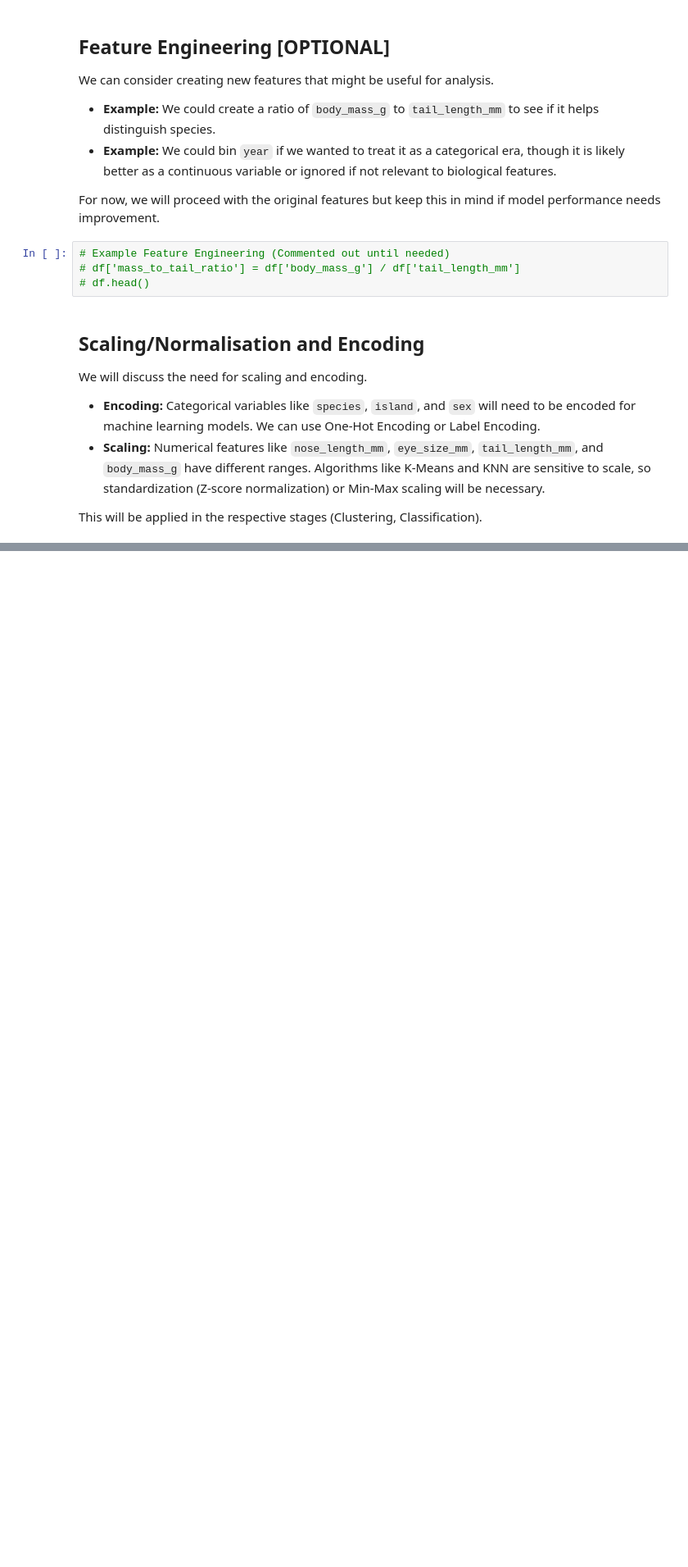
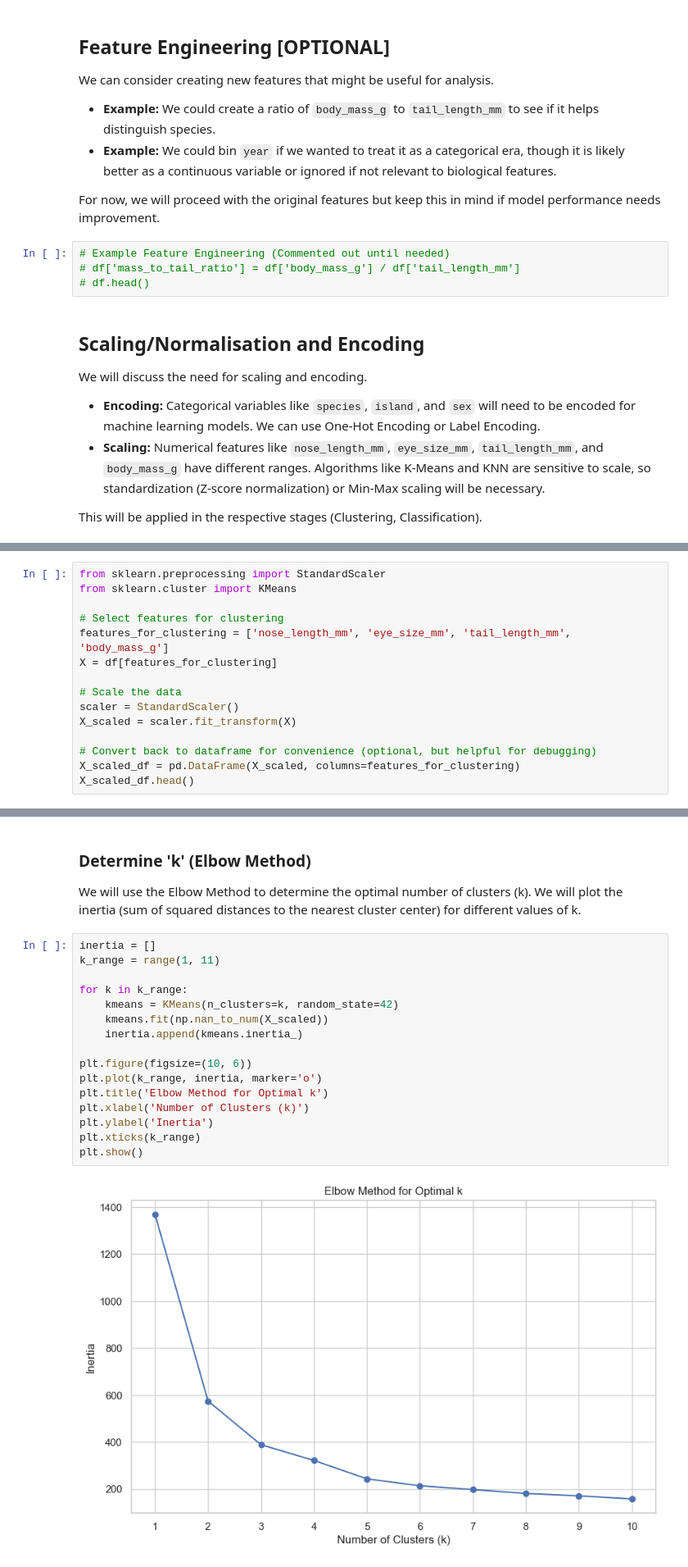
Before and after one commit to AhmedIkram05/Scottish-Haggis-Data-Mining, a Jupyter notebook: haggis_analysis.ipynb, the cells around one changed output, grey strips where cells are left out. Shown at 82% size. Saved outputs shown, nothing was run; the diff lists cells and outputs as text; blank space fills up the shorter version.

```diff
--- a/haggis_analysis.ipynb
+++ b/haggis_analysis.ipynb
@@ -167,0 +174,15 @@ This will be applied in the respective stages (Clustering, Classification).
+# %%
+from sklearn.preprocessing import StandardScaler
+from sklearn.cluster import KMeans
+
+# Select features for clustering
+features_for_clustering = ['nose_length_mm', 'eye_size_mm', 'tail_length_mm', 'body_mass_g']
+X = df[features_for_clustering]
+
+# Scale the data
+scaler = StandardScaler()
+X_scaled = scaler.fit_transform(X)
+
+# Convert back to dataframe for convenience (optional, but helpful for debugging)
+X_scaled_df = pd.DataFrame(X_scaled, columns=features_for_clustering)
+X_scaled_df.head()
@@ -167,0 +196,21 @@ This will be applied in the respective stages (Clustering, Classification).
+# %% [markdown]
+### Determine 'k' (Elbow Method)
+We will use the Elbow Method to determine the optimal number of clusters (k). We will plot the inertia (sum of squared distances to the nearest cluster center) for different values of k.
+# %%
+inertia = []
+k_range = range(1, 11)
+
+for k in k_range:
+    kmeans = KMeans(n_clusters=k, random_state=42)
+    kmeans.fit(np.nan_to_num(X_scaled))
+    inertia.append(kmeans.inertia_)
+
+plt.figure(figsize=(10, 6))
+plt.plot(k_range, inertia, marker='o')
+plt.title('Elbow Method for Optimal k')
+plt.xlabel('Number of Clusters (k)')
+plt.ylabel('Inertia')
+plt.xticks(k_range)
+plt.show()
+# %% [output]
+[figure, added]
```
Also changed, not shown: parts of 9 cells of this notebook.
